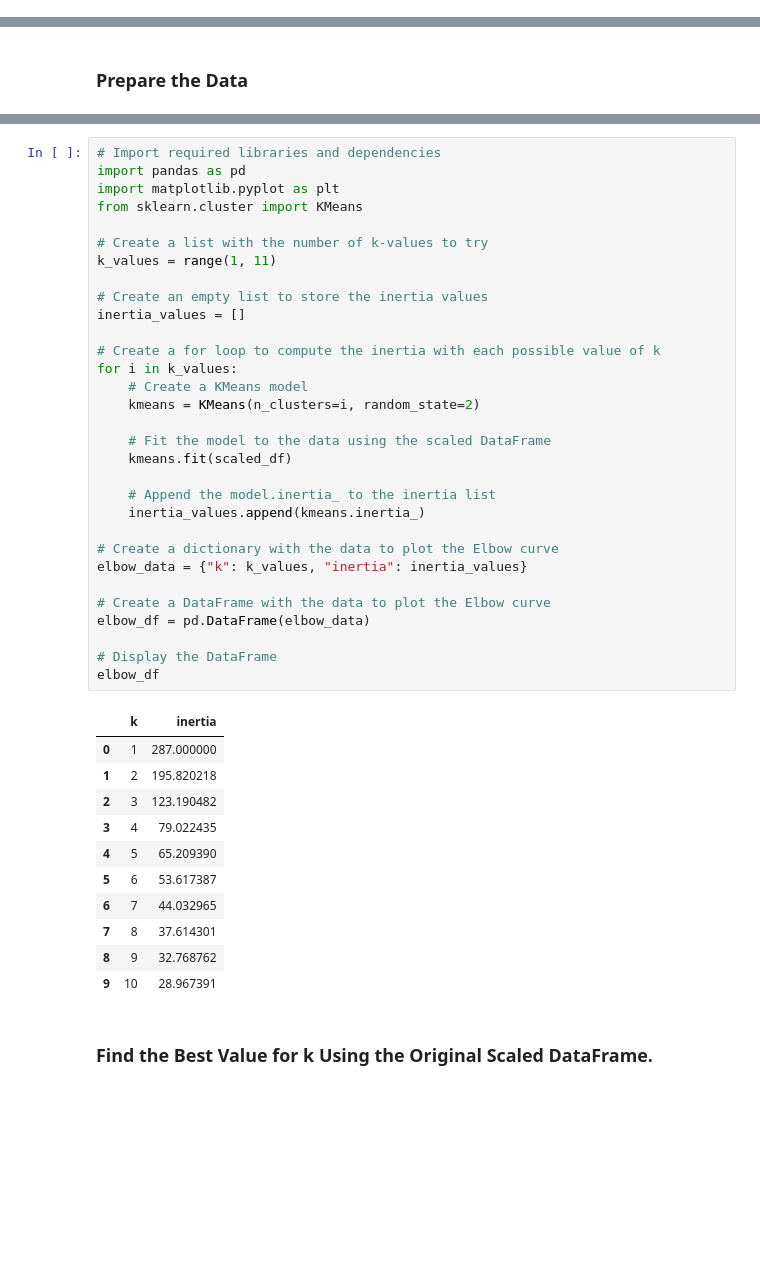
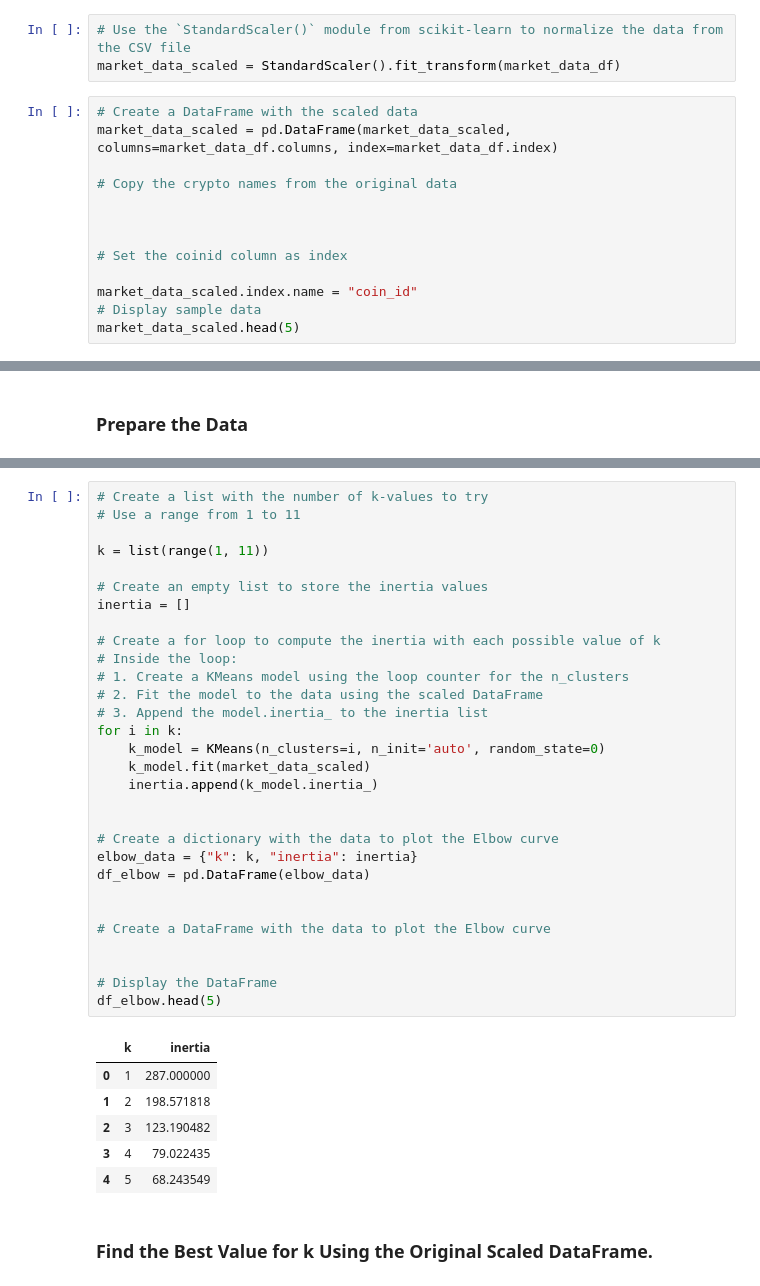
Before and after one commit to GitRomiBash/CryptoClustering, a Jupyter notebook: Crypto_Clustering_starter_code-Copy2.ipynb, the cells around one changed output, grey strips where cells are left out. Saved outputs shown, nothing was run; the diff lists cells and outputs as text; blank space fills up the shorter version.

```diff
--- a/Crypto_Clustering_starter_code-Copy2.ipynb
+++ b/Crypto_Clustering_starter_code-Copy2.ipynb
@@ -36,3 +36,19 @@ market_data_df.describe()
 | 50% | -0.063410 | 3.296410 | 0.109740 | -0.042370 | ... |
 | 75% | 0.612090 | 7.602780 | 5.510740 | 4.578130 | ... |
 | max | 4.840330 | 20.694590 | 24.239190 | 140.795700 | ... |
+# %%
+# Use the `StandardScaler()` module from scikit-learn to normalize the data from the CSV file
+market_data_scaled = StandardScaler().fit_transform(market_data_df)
+# %%
+# Create a DataFrame with the scaled data
+market_data_scaled = pd.DataFrame(market_data_scaled, columns=market_data_df.columns, index=market_data_df.index)
+
+# Copy the crypto names from the original data
+
+
+
+# Set the coinid column as index
+
+market_data_scaled.index.name = "coin_id"
+# Display sample data
+market_data_scaled.head(5)
@@ -73,46 +65,40 @@ scaled_df.head()
 # %%
-# Import required libraries and dependencies
-import pandas as pd
-import matplotlib.pyplot as plt
-from sklearn.cluster import KMeans
+# Create a list with the number of k-values to try
+# Use a range from 1 to 11
 
-# Create a list with the number of k-values to try
-k_values = range(1, 11)
+k = list(range(1, 11))
 
 # Create an empty list to store the inertia values
-inertia_values = []
+inertia = []
 
 # Create a for loop to compute the inertia with each possible value of k
-for i in k_values:
-    # Create a KMeans model
-    kmeans = KMeans(n_clusters=i, random_state=2)
+# Inside the loop:
+# 1. Create a KMeans model using the loop counter for the n_clusters
+# 2. Fit the model to the data using the scaled DataFrame
+# 3. Append the model.inertia_ to the inertia list
+for i in k:
+    k_model = KMeans(n_clusters=i, n_init='auto', random_state=0)
+    k_model.fit(market_data_scaled)
+    inertia.append(k_model.inertia_)
 
-    # Fit the model to the data using the scaled DataFrame
-    kmeans.fit(scaled_df)
-
-    # Append the model.inertia_ to the inertia list
-    inertia_values.append(kmeans.inertia_)
 
 # Create a dictionary with the data to plot the Elbow curve
-elbow_data = {"k": k_values, "inertia": inertia_values}
+elbow_data = {"k": k, "inertia": inertia}
+df_elbow = pd.DataFrame(elbow_data)
+
 
 # Create a DataFrame with the data to plot the Elbow curve
-elbow_df = pd.DataFrame(elbow_data)
+
 
 # Display the DataFrame
-elbow_df
+df_elbow.head(5)
 # %% [output]
 |  | k | inertia |
 | 0 | 1 | 287.000000 |
-| 1 | 2 | 195.820218 |
+| 1 | 2 | 198.571818 |
 | 2 | 3 | 123.190482 |
 | 3 | 4 | 79.022435 |
-| 4 | 5 | 65.209390 |
-| 5 | 6 | 53.617387 |
-| 6 | 7 | 44.032965 |
-| 7 | 8 | 37.614301 |
-| 8 | 9 | 32.768762 |
-| 9 | 10 | 28.967391 |
+| 4 | 5 | 68.243549 |
 # %% [markdown]
 ### Find the Best Value for k Using the Original Scaled DataFrame.
 # %%
```
Also changed, not shown: parts of 18 cells of this notebook.
